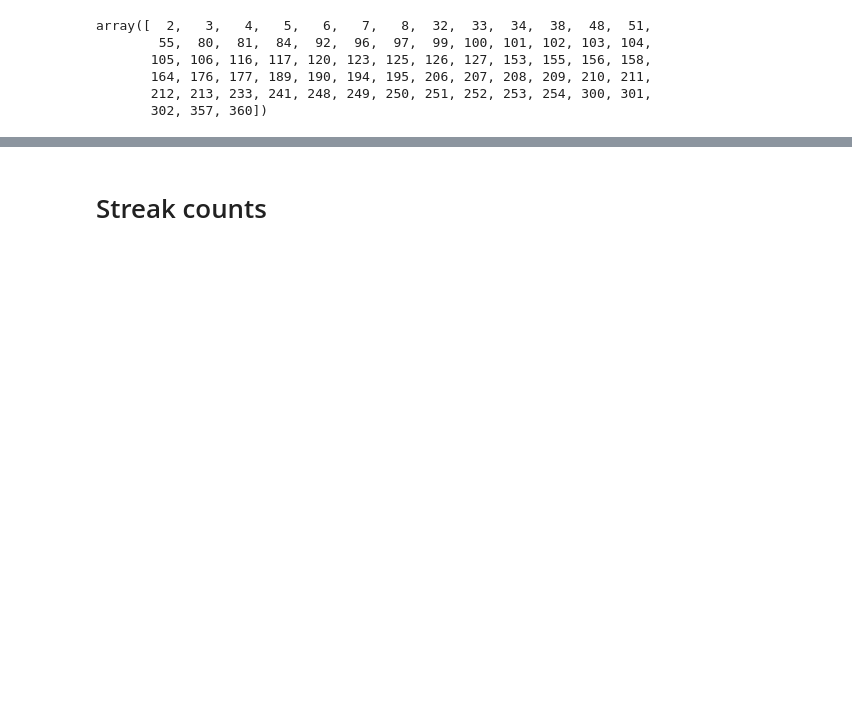
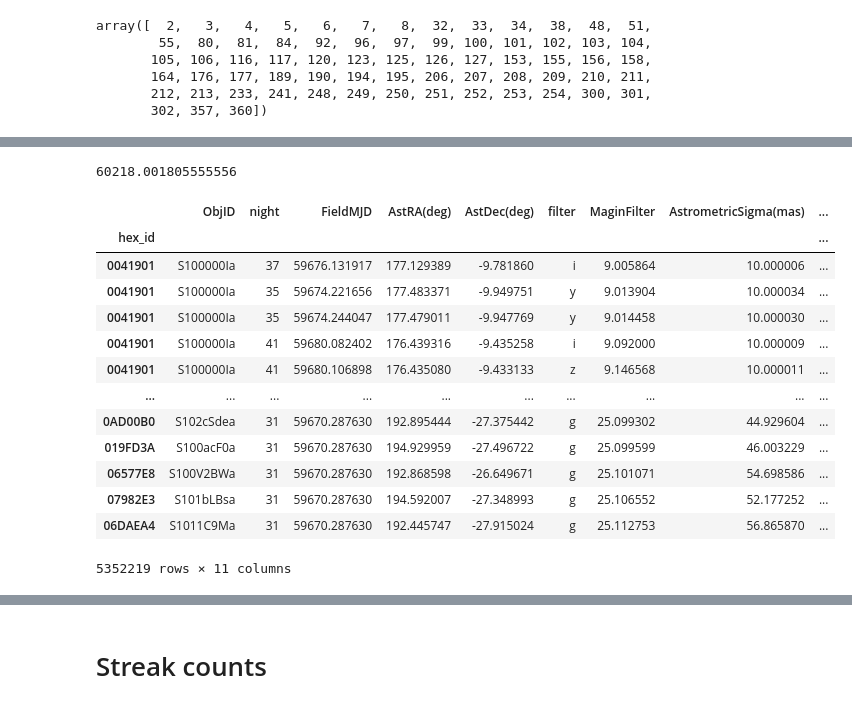
Before and after one commit to TomWagg/lsst-neocp-predictions, a Jupyter notebook: current_criteria/Predictions with current criteria.ipynb, the cells around one changed output, grey strips where cells are left out. Cells and saved outputs as stored; diff of their text form; code cells hidden in the pictures; blank space fills up the shorter version.

```diff
--- a/current_criteria/Predictions with current criteria.ipynb
+++ b/current_criteria/Predictions with current criteria.ipynb
@@ -235,3 +328,24 @@ def running_mean(x, window=5):
+# %%
+df["FieldMJD"].min()
+# %% [output]
+60218.001805555556
+# %%
+visit_file.sort_values("MaginFilter")
+# %% [output]
+|  | ObjID | night | FieldMJD | AstRA(deg) | AstDec(deg) | filter | MaginFilter | AstrometricSigma(mas) | ... |
+| hex_id |  |  |  |  |  |  |  |  | ... |
+| 0041901 | S100000Ia | 37 | 59676.131917 | 177.129389 | -9.781860 | i | 9.005864 | 10.000006 | ... |
+| 0041901 | S100000Ia | 35 | 59674.221656 | 177.483371 | -9.949751 | y | 9.013904 | 10.000034 | ... |
+| 0041901 | S100000Ia | 35 | 59674.244047 | 177.479011 | -9.947769 | y | 9.014458 | 10.000030 | ... |
+| 0041901 | S100000Ia | 41 | 59680.082402 | 176.439316 | -9.435258 | i | 9.092000 | 10.000009 | ... |
+| 0041901 | S100000Ia | 41 | 59680.106898 | 176.435080 | -9.433133 | z | 9.146568 | 10.000011 | ... |
+| ... | ... | ... | ... | ... | ... | ... | ... | ... | ... |
+| 0AD00B0 | S102cSdea | 31 | 59670.287630 | 192.895444 | -27.375442 | g | 25.099302 | 44.929604 | ... |
+| 019FD3A | S100acF0a | 31 | 59670.287630 | 194.929959 | -27.496722 | g | 25.099599 | 46.003229 | ... |
+| 06577E8 | S100V2BWa | 31 | 59670.287630 | 192.868598 | -26.649671 | g | 25.101071 | 54.698586 | ... |
+| 07982E3 | S101bLBsa | 31 | 59670.287630 | 194.592007 | -27.348993 | g | 25.106552 | 52.177252 | ... |
+| 06DAEA4 | S1011C9Ma | 31 | 59670.287630 | 192.445747 | -27.915024 | g | 25.112753 | 56.865870 | ... |
+5352219 rows × 11 columns
 # %%
 fig, axes = plt.subplots(2, 1, figsize=(12, 10))
 fig.subplots_adjust(hspace=0.05)
```
Also changed, not shown: parts of 23 cells of this notebook, 2 other files.
